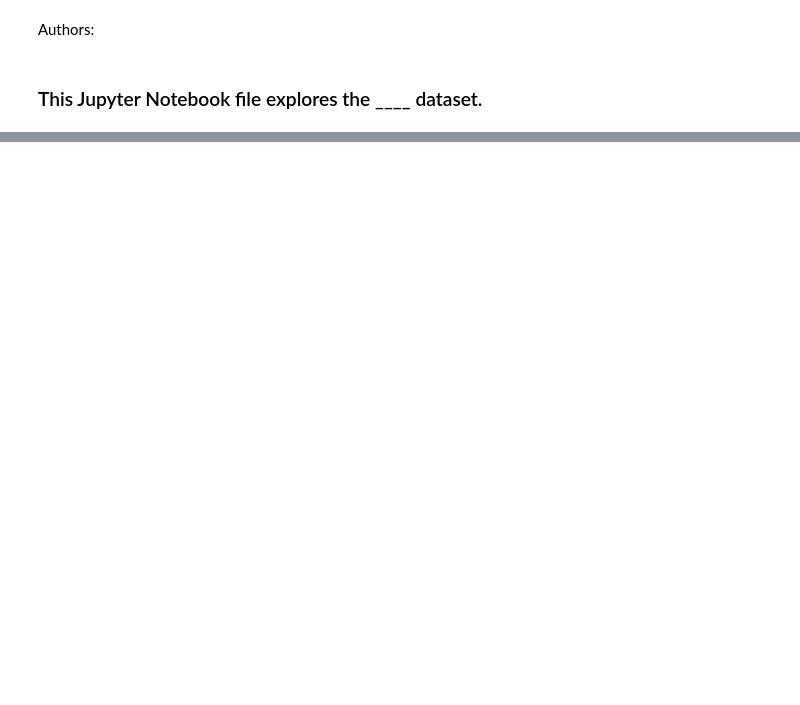
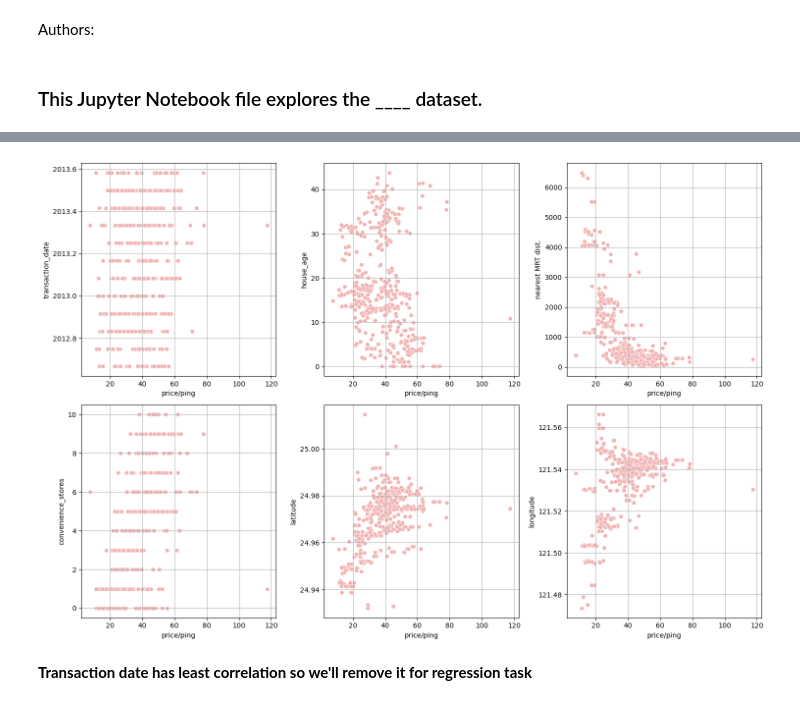
Before and after one commit to michaelgamstonNotts/ML_CW1, a Jupyter notebook: R_real_estate_datapreprocessing.ipynb, the cells around one changed output, grey strips where cells are left out. Drawn from its saved outputs; the diff is of its cells as text; code cells hidden in the pictures; blank space fills up the shorter version.

```diff
--- a/R_real_estate_datapreprocessing.ipynb
+++ b/R_real_estate_datapreprocessing.ipynb
@@ -22,0 +110,21 @@ real_estate_df.head()
+# %%
+# select first 6 features (x1, x2, x3, x4, x5, x6)
+features = real_estate_df.columns[:6]
+
+# create a 2x3 grid of subplots
+fig, axes = plt.subplots(nrows=2, ncols=3, figsize=(15,10))
+
+# flatten 2d array of axes for indexing
+axes=axes.flatten()
+
+# iterate features and plot them against price
+for i, feature in enumerate(features):
+    sns.scatterplot(data=real_estate_df, x='price/ping', y=feature, ax=axes[i], color="#f2b2b2")
+    axes[i].grid()
+    axes[i].set_xlabel('price/ping')
+    axes[i].set_ylabel(feature)
+
+plt.tight_layout()
+plt.show()
+# %% [output]
+[figure, added]
@@ -22,0 +154,2 @@ real_estate_df.head()
+# %% [markdown]
+**Transaction date has least correlation so we'll remove it for regression task**
```
Also changed, not shown: parts of 9 cells of this notebook.
